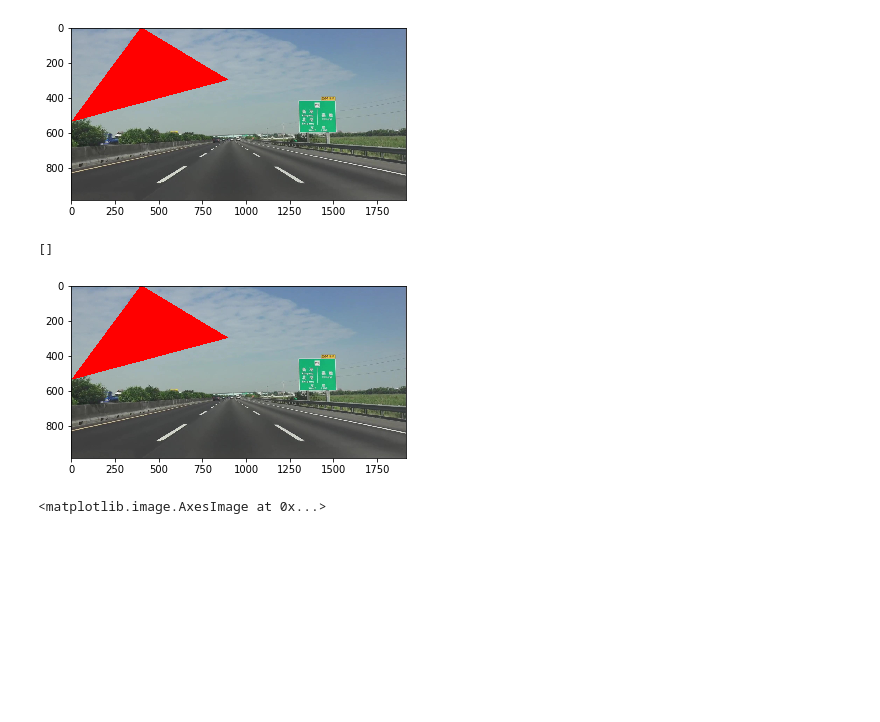
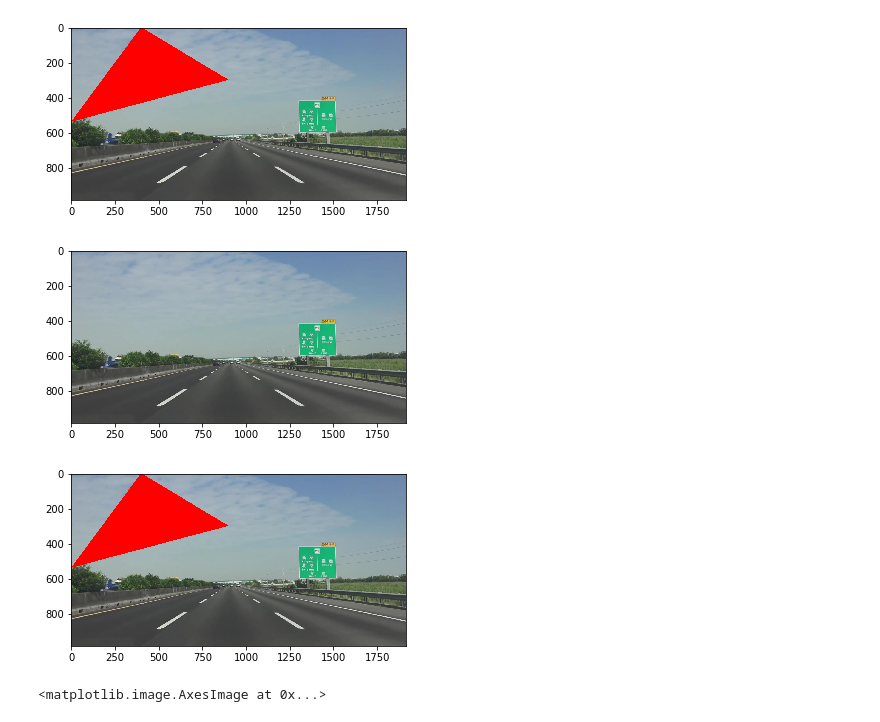
Before and after one commit to t-c-huang/perception-for-autonomous-cars-2, a Jupyter notebook: src/draft.ipynb, the cells around one changed output. Saved outputs shown, nothing was run; the diff lists cells and outputs as text; code cells hidden in the pictures; blank space fills up the shorter version.

```diff
--- a/src/draft.ipynb
+++ b/src/draft.ipynb
@@ -72,36 +72,37 @@ rgb_threshold = [red_threshold, green_threshold, blue_threshold]
 # Keep in mind the origin (x=0, y=0) is in the upper left in image processing
 # you'll find these are not sensible values!!
 # But you'll get a chance to play with them soon in a quiz ;)
 left_bottom = [0, 539]
 right_bottom = [900, 300]
 apex = [400, 0]
 
 fit_left = np.polyfit((left_bottom[0], apex[0]), (left_bottom[1], apex[1]), 1)
 fit_right = np.polyfit((right_bottom[0], apex[0]), (right_bottom[1], apex[1]), 1)
 fit_bottom = np.polyfit((left_bottom[0], right_bottom[0]), (left_bottom[1], right_bottom[1]), 1)
 
 # Mask pixels below the threshold
 color_thresholds = (image[:,:,0] < rgb_threshold[0]) | \
                     (image[:,:,1] < rgb_threshold[1]) | \
                     (image[:,:,2] < rgb_threshold[2])
 
 # Find the region inside the lines
 XX, YY = np.meshgrid(np.arange(0, xsize), np.arange(0, ysize))
 region_thresholds = (YY > (XX*fit_left[0] + fit_left[1])) & \
                     (YY > (XX*fit_right[0] + fit_right[1])) & \
                     (YY < (XX*fit_bottom[0] + fit_bottom[1]))
 # Mask color selection
 color_select[color_thresholds] = [0,0,0]
 # Find where image is both colored right and in the region
 line_image[~color_thresholds & region_thresholds] = [255,0,0]
 
 # Display our two output images
 plt.imshow(color_select)
+plt.show()
 plt.imshow(line_image)
-plt.plot()
+plt.show()
 # %% [output]
-[]
-[figure, old version]
+[figure, new version]
+[figure, added]
 # %%
 #doing all the relevant imports
 import matplotlib.pyplot as plt
```
